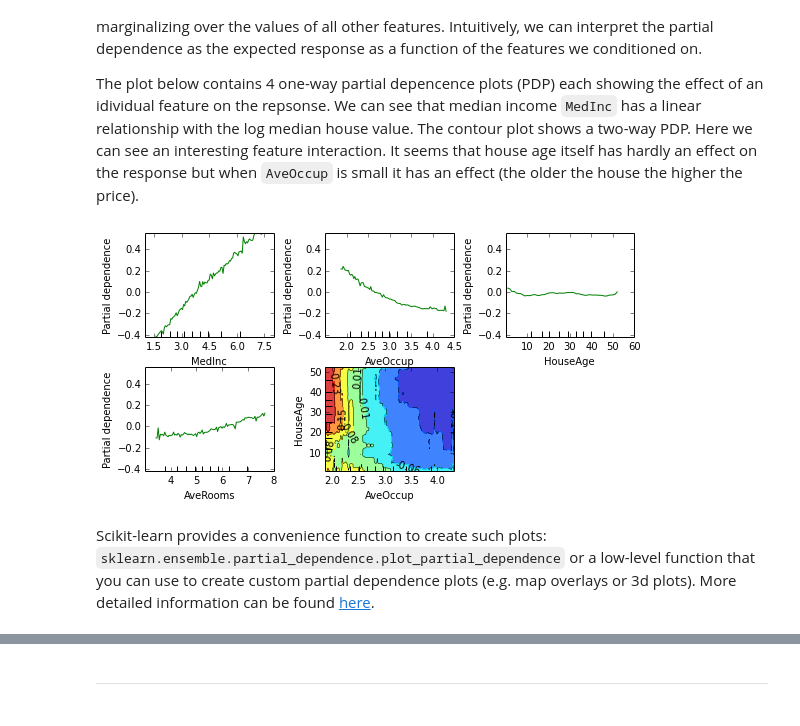
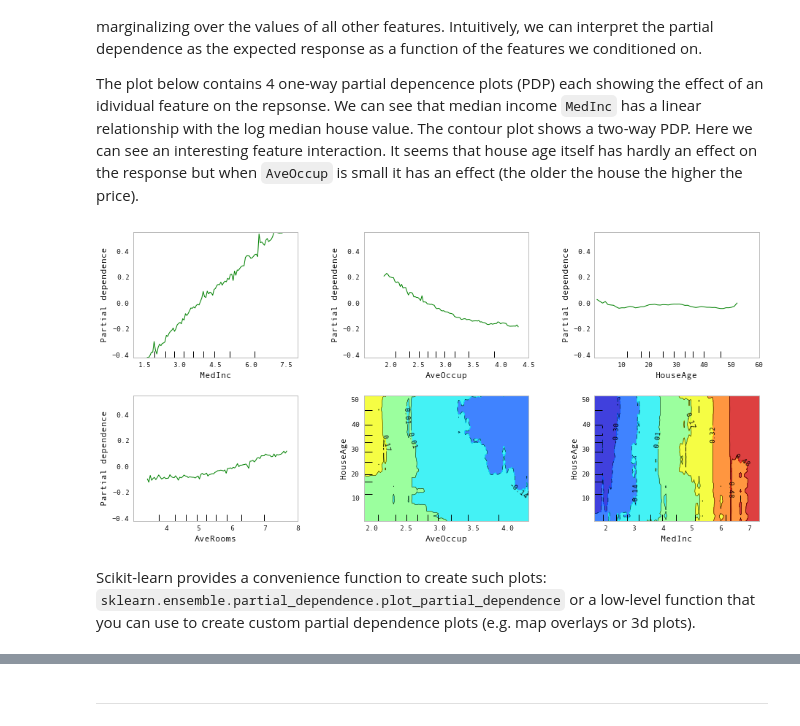
Before and after one commit to fonnesbeck/Bios8366, a Jupyter notebook: notebooks/Section6_6-Boosting.ipynb, the cells around one changed output, grey strips where cells are left out. Cells and saved outputs as stored; diff of their text form; code cells hidden in the pictures.

```diff
--- a/notebooks/Section6_6-Boosting.ipynb
+++ b/notebooks/Section6_6-Boosting.ipynb
@@ -428,12 +627,11 @@ The contour plot shows a two-way PDP. Here we can see an interesting feature int
 # %%
 from sklearn.ensemble.partial_dependence import plot_partial_dependence
 
 features = ['MedInc', 'AveOccup', 'HouseAge', 'AveRooms',
-            ('AveOccup', 'HouseAge')]
+            ('AveOccup', 'HouseAge'), ('MedInc', 'HouseAge')]
 fig, axs = plot_partial_dependence(est, X_train, features,
-                                   feature_names=names, figsize=(8, 6))
+                                   feature_names=names, figsize=(14, 10))
 # %% [output]
-[figure, old version]
+[figure, new version]
 # %% [markdown]
 Scikit-learn provides a convenience function to create such plots: ``sklearn.ensemble.partial_dependence.plot_partial_dependence`` or a low-level function that you can use to create custom partial dependence plots (e.g. map overlays or 3d plots).
-More detailed information can be found [here](http://scikit-learn.org/dev/modules/ensemble.html#partial-dependence).
```
Also changed, not shown: parts of 56 cells of this notebook.
